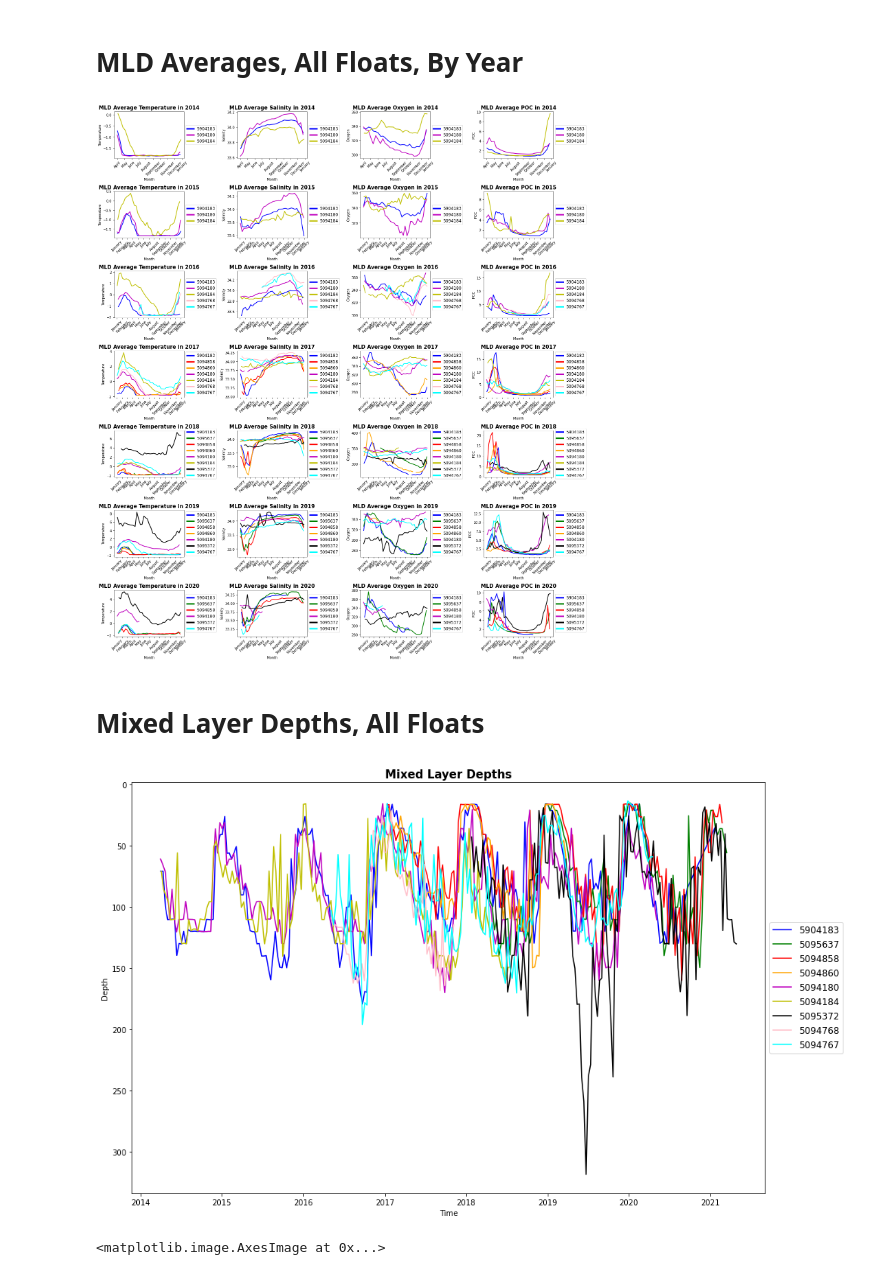
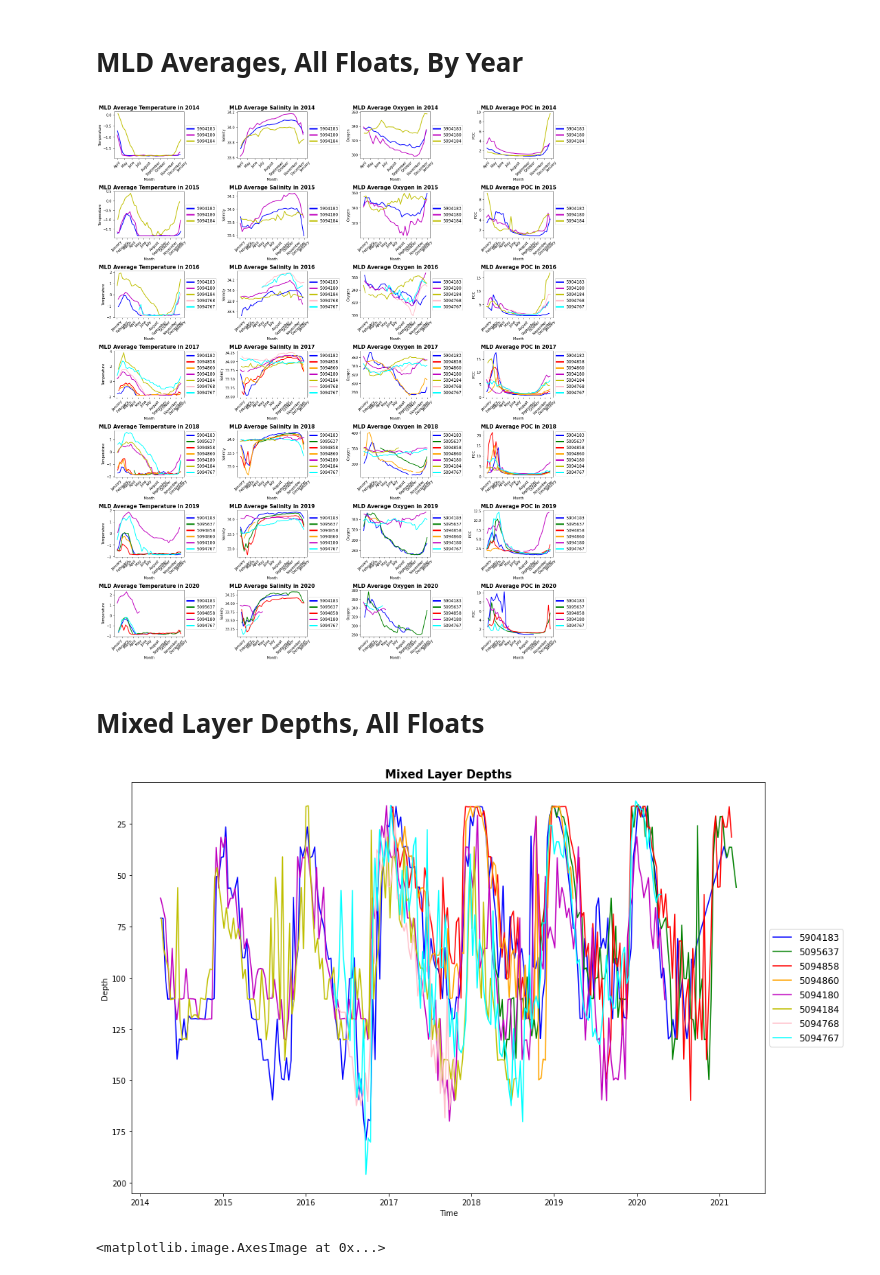
Before and after one commit to ch-alina/hmei, a Jupyter notebook: notebooks/float.ipynb, the cells around one changed output. Cells and saved outputs as stored; diff of their text form; code cells hidden in the pictures.

Commit message:
update figures

```diff
--- a/notebooks/float.ipynb
+++ b/notebooks/float.ipynb
@@ -5,7 +5,7 @@ import matplotlib.ticker as ticker
 from matplotlib import pyplot as plt
 
 dirpath = '/local/data/soccom/SOCCOM_LoResQC_LIAR_05May2021_netcdf/'
-float_names = ['5904183', '5095637', '5094858', '5094860', '5094180', '5094184', '5095372', '5094768', '5094767']
+float_names = ['5904183', '5095637', '5094858', '5094860', '5094180', '5094184', '5094768', '5094767']
 
 f_4183 = xr.open_dataset(dirpath + '5904183QC.nc')
 f_5637 = xr.open_dataset(dirpath + '5905637QC.nc')
@@ -13,11 +13,11 @@ f_4858 = xr.open_dataset(dirpath + '5904858QC.nc')
 f_4860 = xr.open_dataset(dirpath + '5904860QC.nc')
 f_4180 = xr.open_dataset(dirpath + '5904180QC.nc')
 f_4184 = xr.open_dataset(dirpath + '5904184QC.nc')
-f_5372 = xr.open_dataset(dirpath + '5905372QC.nc')
+#f_5372 = xr.open_dataset(dirpath + '5905372QC.nc')
 f_4768 = xr.open_dataset(dirpath + '5904768QC.nc')
 f_4767 = xr.open_dataset(dirpath + '5904767QC.nc')
 
-floats = [f_4183, f_5637, f_4858, f_4860, f_4180, f_4184, f_5372, f_4768, f_4767]
+floats = [f_4183, f_5637, f_4858, f_4860, f_4180, f_4184, f_4768, f_4767]
 data = f_4180
 #data = xr.open_dataset('/local/data/soccom/SOCCOM_LoResQC_LIAR_22Dec2020_netcdf/7614SOOCNQC.nc')
 data
@@ -240,9 +240,10 @@ for fl in range(len(floats)):
     dates = floats[fl].JULD.values
     dates = pd.to_datetime(dates).year
 
-    yrs = range(min(dates), max(dates))
+    #yrs = range(min(dates), max(dates))
+    yrs=range(2014,2022)
 
-    clrs=['r','g','b','orange','m','y','k', 'pink'];
+    clrs=['b','g','r','orange','m','y', 'pink', 'cyan'];
 
     #plt.figure(figsize=(8,8))
     #ax = plt.axes(projection=ccrs.Stereographic(central_longitude = '-165'))
@@ -251,7 +252,9 @@ for fl in range(len(floats)):
     ax.stock_img()
     ax.coastlines()
     for i in range(len(yrs)):
-        ax.scatter(lon[dates==yrs[i]], lat[dates==yrs[i]], s=7, color = clrs[i], transform=ccrs.PlateCarree(), label=str(yrs[i]))
+        if np.any(lat[dates==yrs[i]]):
+
+            ax.scatter(lon[dates==yrs[i]], lat[dates==yrs[i]], s=7, color = clrs[i], transform=ccrs.PlateCarree(), label=str(yrs[i]))
     #ax.set_extent([minlon - 10, maxlon + 10, -90, -50])
     ax.set_extent([170, 225, -90, -50])
     ax.set_xlabel('lon')
@@ -270,5 +273,5 @@ for fl in range(len(floats)):
 fig.tight_layout()
 
 #plt.show()
-plt.savefig('/home/ac63/projects/hmei/figures/Single_Float_Trajectories_ByYear.png')
+#plt.savefig('/home/ac63/projects/hmei/figures/Single_Float_Trajectories_ByYear.png')
 # %% [output]
@@ -374,9 +407,13 @@ temp = temperature
 temp, salinity, nitrate, oxygen, chl_a, POC = set_float_var(data)
 variables = [temp, salinity, oxygen, chl_a, POC]
 varNames = ['Temperature', 'Salinity', 'Oxygen', 'Chlorophyll a', 'POC']
+mld, imld, thickn = get_mld_rho(data)
+
 def plot_avg_var(variables, varNames):
     fig = plt.figure(figsize=(10, 20))
     for ii in range(0, len(variables)):
+        ax = fig.add_subplot(5,1,ii + +1)
+
         var = np.flip(variables[ii], 0)
         var[var==0] = np.nan
 
@@ -388,8 +425,10 @@ def plot_avg_var(variables, varNames):
         avg_var[avg_var==0] = np.nan
 
         dayofyear = data.JULD.dt.dayofyear
+        dates = data.JULD.values
+        dates = pd.to_datetime(dates).year
+        yrs = range(min(dates), max(dates))
 
-        ax = fig.add_subplot(5,1,ii + 1)
         for yr in range(len(yrs)):
             plt.plot(dayofyear.values[dates==yrs[yr]], avg_var[dates==yrs[yr]], label = str(yrs[yr]), linewidth=2)
 
@@ -427,7 +466,7 @@ yrs = range(2014, 2021)
 var_functions = [set_temp_var, set_salinity_var, set_oxygen_var, set_POC_var]
 variables = [temp, salinity, oxygen, POC]
 varNames = ['Temperature', 'Salinity', 'Oxygen', 'POC']
-clrs=['b','g','r','orange','m','y','k', 'pink', 'cyan'];
+clrs=['b','g','r','orange','m','y', 'pink', 'cyan'];
 
 import warnings
 warnings.filterwarnings('ignore')
@@ -488,37 +527,38 @@ fig.tight_layout()
 #plt.setp(leg_texts, fontsize='large')
 
 fig.show()
-plt.savefig('/home/ac63/projects/hmei/figures/AllFloats_Yearly_MLD_Averages')
+#plt.savefig('/home/ac63/projects/hmei/figures/AllFloats_Yearly_MLD_Averages')
 # %% [output]
-[figure, old version]
+[figure, new version]
 # %% [markdown]
 # Mixed Layer Depths, All Floats
 # %%
 fig, ax = plt.subplots(figsize=(15,10))
 clrs2=['b','g','r','orange','m','y', 'pink', 'cyan'];
 floats2 = [f_4183, f_5637, f_4858, f_4860, f_4180, f_4184, f_4768, f_4767]
+float_names2 = ['5904183', '5095637', '5094858', '5094860', '5094180', '5094184', '5094768', '5094767']
 
-for fl in range(len(floats)):
+for fl in range(len(floats2)):
 
-    mld, imld, thickn = get_mld_rho(floats[fl])
-    dates = floats[fl].JULD.values
+    mld, imld, thickn = get_mld_rho(floats2[fl])
+    dates = floats2[fl].JULD.values
     #dates = pd.to_datetime(dates).year
 
     #dayofyear = floats[fl].JULD.dt.dayofyear
-    ax.plot(dates, mld, color = clrs[fl], label=float_names[fl])
+    ax.plot(dates, mld, color = clrs2[fl], label=float_names2[fl])
 plt.gca().invert_yaxis()
 leg = ax.legend(loc='center left', bbox_to_anchor=(1, 0.5), fontsize='large')
 
 #plt.legend(loc='center left', bbox_to_anchor=(1, 0.5))
 
 #plt.setp(leg_texts, fontsize='large')
 plt.xlabel('Time')
 plt.ylabel('Depth')
 plt.title('Mixed Layer Depths', fontweight='bold', fontsize='15')
 fig.show()
-fig.savefig('/home/ac63/projects/hmei/figures/AllFloats_MLDs')
+#fig.savefig('/home/ac63/projects/hmei/figures/AllFloats_MLDs')
 # %% [output]
-[figure, old version]
+[figure, new version]
 # %%
 #Testing Ice Cover Plot
 #floats[3].Depth.transpose().plot()
```
Also changed, not shown: parts of 6 cells of this notebook, 6 other files.
